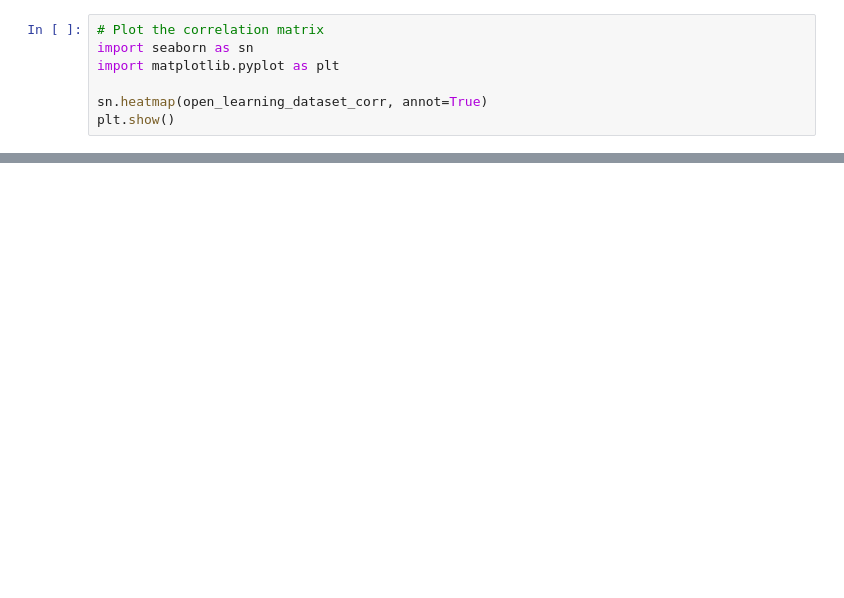
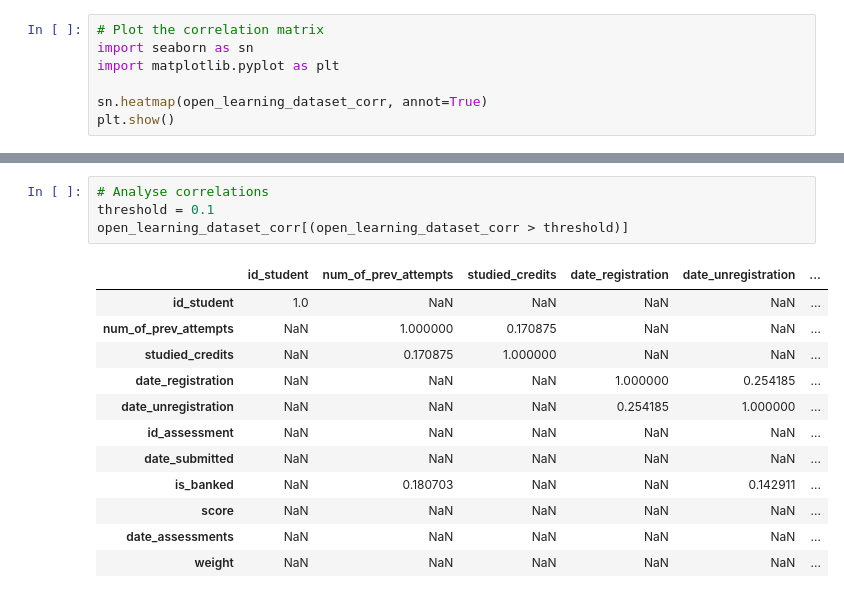
Before and after one commit to abhi12ravi/ai-education, a Jupyter notebook: correlation-matrix.ipynb, the cells around one changed output, grey strips where cells are left out. Saved outputs shown, nothing was run; the diff lists cells and outputs as text; blank space fills up the shorter version.

Commit message:
Adds observations from open learning dataset@

```diff
--- a/correlation-matrix.ipynb
+++ b/correlation-matrix.ipynb
@@ -338,0 +385,17 @@ plt.show()
+# %%
+# Analyse correlations
+threshold = 0.1
+open_learning_dataset_corr[(open_learning_dataset_corr > threshold)]
+# %% [output]
+|  | id_student | num_of_prev_attempts | studied_credits | date_registration | date_unregistration | ... |
+| id_student | 1.0 | NaN | NaN | NaN | NaN | ... |
+| num_of_prev_attempts | NaN | 1.000000 | 0.170875 | NaN | NaN | ... |
+| studied_credits | NaN | 0.170875 | 1.000000 | NaN | NaN | ... |
+| date_registration | NaN | NaN | NaN | 1.000000 | 0.254185 | ... |
+| date_unregistration | NaN | NaN | NaN | 0.254185 | 1.000000 | ... |
+| id_assessment | NaN | NaN | NaN | NaN | NaN | ... |
+| date_submitted | NaN | NaN | NaN | NaN | NaN | ... |
+| is_banked | NaN | 0.180703 | NaN | NaN | 0.142911 | ... |
+| score | NaN | NaN | NaN | NaN | NaN | ... |
+| date_assessments | NaN | NaN | NaN | NaN | NaN | ... |
+| weight | NaN | NaN | NaN | NaN | NaN | ... |
```
Also changed, not shown: parts of 11 cells of this notebook.
